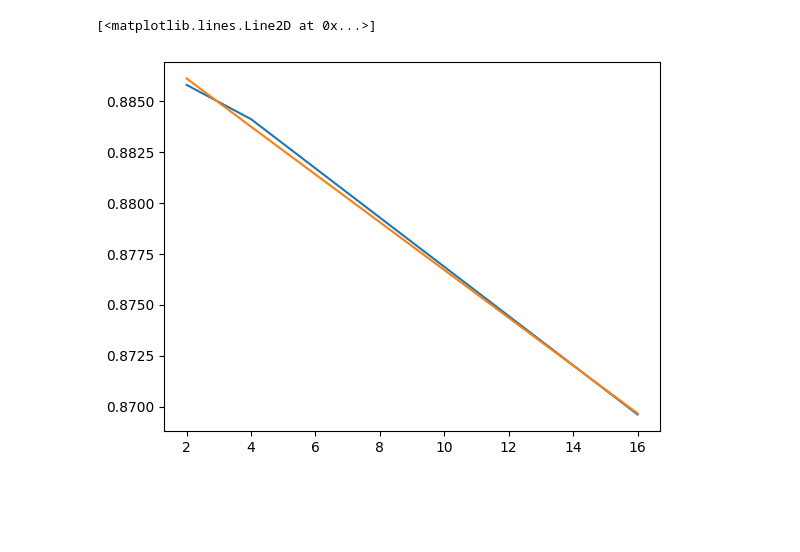
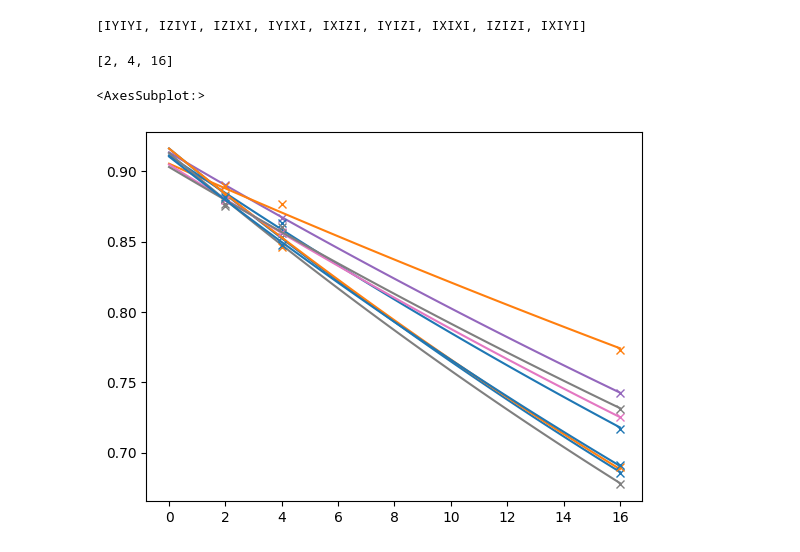
Before and after one commit to benmcdonough20/NEPEC_on_Hardware, a Jupyter notebook: ArbitraryCircuit/tester.ipynb, the cells around one changed output. Drawn from its saved outputs; the diff is of its cells as text; code cells hidden in the pictures; blank space fills up the shorter version.

```diff
--- a/ArbitraryCircuit/tester.ipynb
+++ b/ArbitraryCircuit/tester.ipynb
@@ -10,4 +6,2 @@ from analysis import Analysis
 
 backend = FakeVigoV2()
-# %%
-experiment = bcexperiment.load()
@@ -20,9 +10,12 @@ def executor(circuits):
     return backend.run(circuits).result().get_counts()
 # %%
 qc = QuantumCircuit(5)
+qc.h(1)
 qc.cx(0,1)
+qc.h(0)
 qc.cx(3,4)
-qc.cx(1,2)
-qc.cx(1,3)
+qc.x(0)
+qc.z(2)
+qc.z(3)
 qc.draw()
 # %% [output]
@@ -88,6 +42,0 @@ np.exp(-popt[1])
-# %%
-plt.plot(depths, expec)
-plt.plot(depths, [expfit(x, *popt) for x in depths])
-# %% [output]
-[<matplotlib.lines.Line2D at 0x...>]
-[figure, removed]
@@ -108,0 +43,15 @@ def random_circ(N):
+# %%
+paulis = experiment.analysis.model_terms(1,3)
+# %%
+paulis
+# %% [output]
+[IYIYI, IZIYI, IZIXI, IYIXI, IXIZI, IYIZI, IXIXI, IZIZI, IXIYI]
+# %%
+layer1._term_data[paulis[2]].depths()
+# %% [output]
+[2, 4, 16]
+# %%
+layer1.graph(*paulis)
+# %% [output]
+<AxesSubplot:>
+[figure, added]
```
Also changed, not shown: parts of 17 cells of this notebook, 23 other files.
